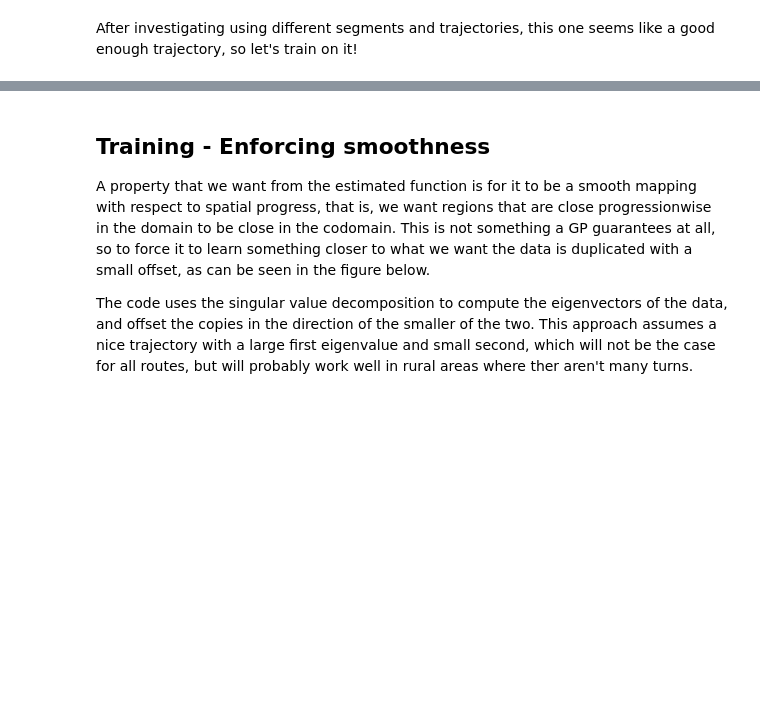
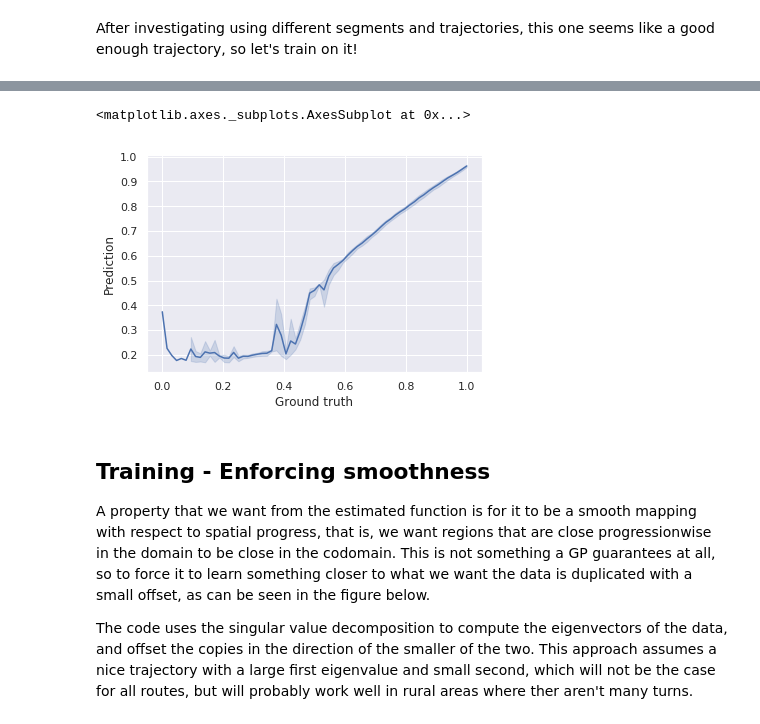
Before and after one commit to M20190649/TDDE19-bus-arrival-time, a Jupyter notebook: GP/Arrival Time Prediction 3 - Synchronisation.ipynb, the cells around one changed output, grey strips where cells are left out. Cells and saved outputs as stored; diff of their text form; code cells hidden in the pictures; blank space fills up the shorter version.

```diff
--- a/GP/Arrival Time Prediction 3 - Synchronisation.ipynb
+++ b/GP/Arrival Time Prediction 3 - Synchronisation.ipynb
@@ -252,3 +268,10 @@ synch.plot_predictions(model, train_x, train_y)
+# %%
+test_x = np.vstack((test_trajs['lat'], test_trajs['lon'])).T
+test_y = 1 - np.array(test_trajs['t']).reshape(test_trajs.shape[0],1) / test_trajs['t'].max() # Temporal progress
+synch.plot_predictions(model, test_x, test_y)
+# %% [output]
+<matplotlib.axes._subplots.AxesSubplot at 0x...>
+[figure, added]
 # %% [markdown]
 ## Training - Enforcing smoothness
 A property that we want from the estimated function is for it to be a smooth mapping with respect to spatial progress, that is, we want regions that are close progressionwise in the domain to be close in the codomain. This is not something a GP guarantees at all, so to force it to learn something closer to what we want the data is duplicated with a small offset, as can be seen in the figure below.
```
Also changed, not shown: parts of 6 cells of this notebook.
